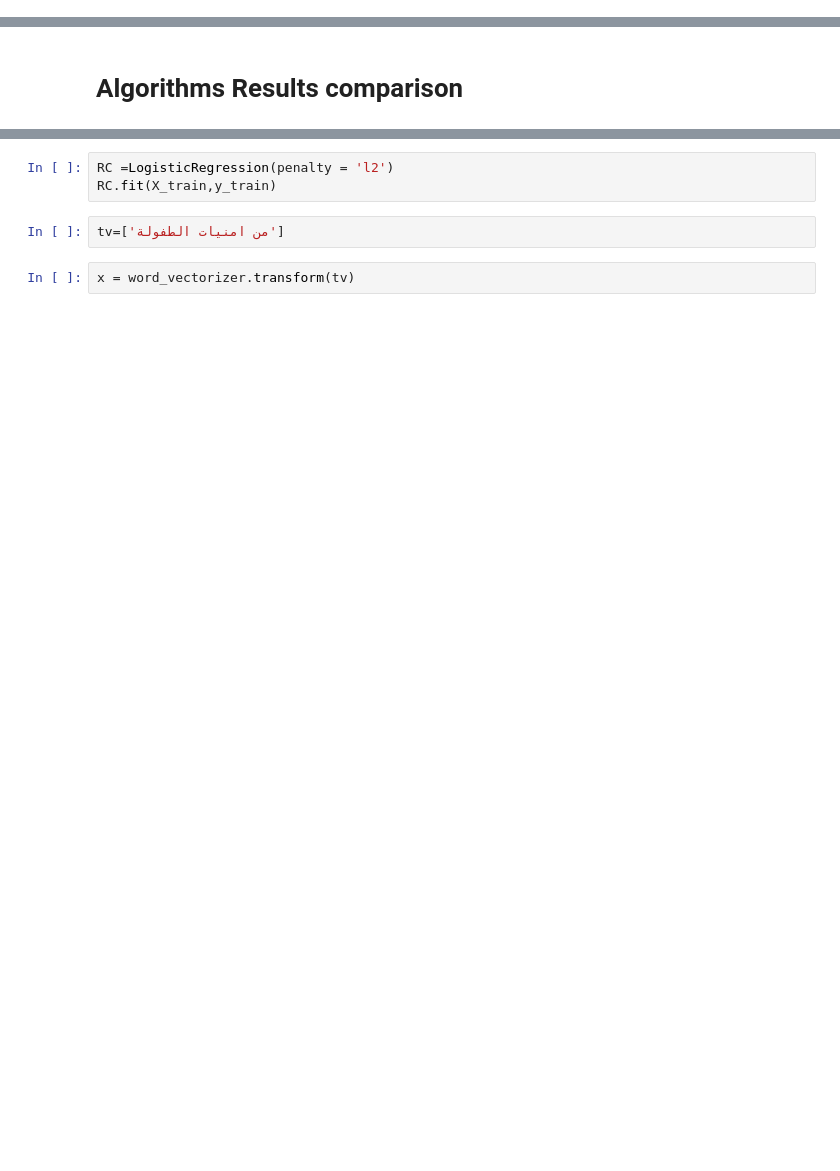
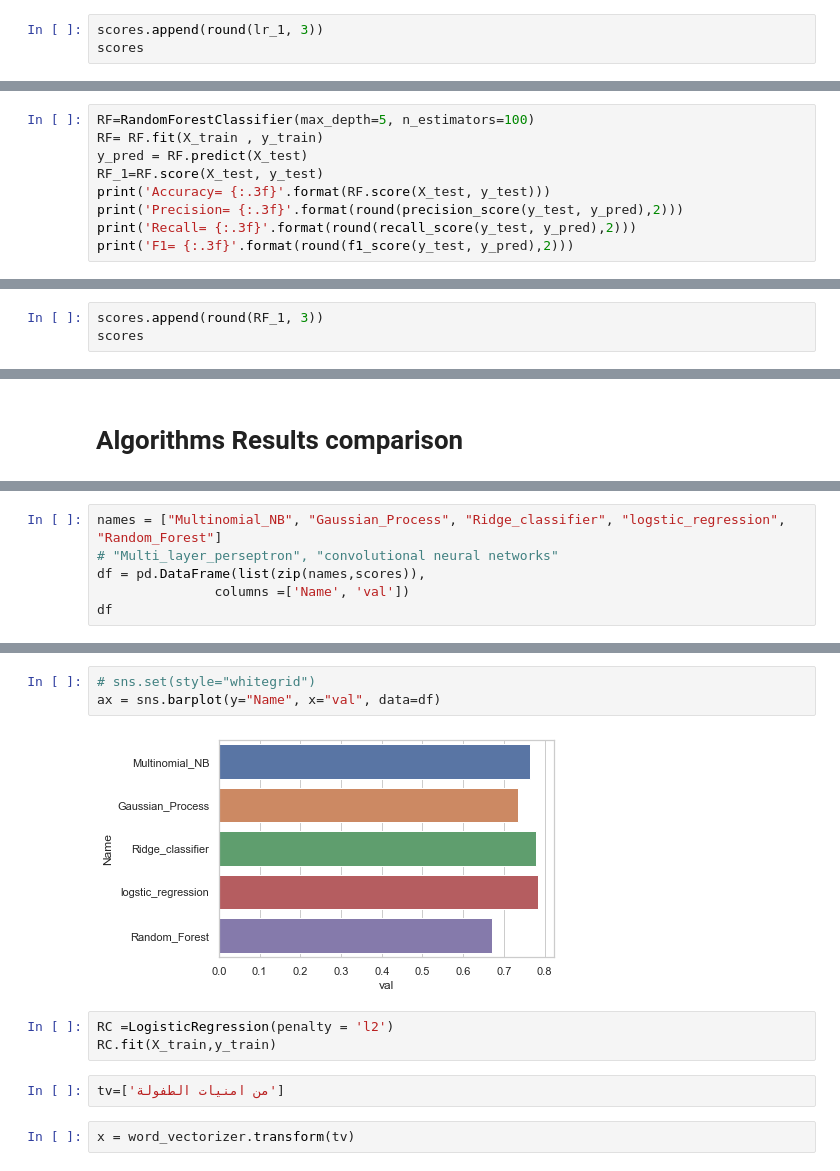
Before and after one commit to marwahfaraj/Arabic-twittes-sentiment-analysis, a Jupyter notebook: capstone2.ipynb, the cells around one changed output, grey strips where cells are left out. Drawn from its saved outputs; the diff is of its cells as text; blank space fills up the shorter version.

```diff
--- a/capstone2.ipynb
+++ b/capstone2.ipynb
@@ -800,0 +899,3 @@ print('F1= {:.3f}'.format(round(f1_score(y_test, y_pred),2)))
+# %%
+scores.append(round(lr_1, 3))
+scores
@@ -800,0 +906,9 @@ print('F1= {:.3f}'.format(round(f1_score(y_test, y_pred),2)))
+# %%
+RF=RandomForestClassifier(max_depth=5, n_estimators=100)
+RF= RF.fit(X_train , y_train)
+y_pred = RF.predict(X_test)
+RF_1=RF.score(X_test, y_test)
+print('Accuracy= {:.3f}'.format(RF.score(X_test, y_test)))
+print('Precision= {:.3f}'.format(round(precision_score(y_test, y_pred),2)))
+print('Recall= {:.3f}'.format(round(recall_score(y_test, y_pred),2)))
+print('F1= {:.3f}'.format(round(f1_score(y_test, y_pred),2)))
@@ -800,0 +920,3 @@ print('F1= {:.3f}'.format(round(f1_score(y_test, y_pred),2)))
+# %%
+scores.append(round(RF_1, 3))
+scores
@@ -815,0 +954,6 @@ print('\n')
+# %%
+names = ["Multinomial_NB", "Gaussian_Process", "Ridge_classifier", "logstic_regression", "Random_Forest"]
+# "Multi_layer_perseptron", "convolutional neural networks"
+df = pd.DataFrame(list(zip(names,scores)),
+               columns =['Name', 'val'])
+df
@@ -816,3 +978,8 @@ print('\n')
+# %%
+# sns.set(style="whitegrid")
+ax = sns.barplot(y="Name", x="val", data=df)
+# %% [output]
+[figure, added]
 # %%
 RC =LogisticRegression(penalty = 'l2')
 RC.fit(X_train,y_train)
```
Also changed, not shown: parts of 42 cells of this notebook, 1 other file.
